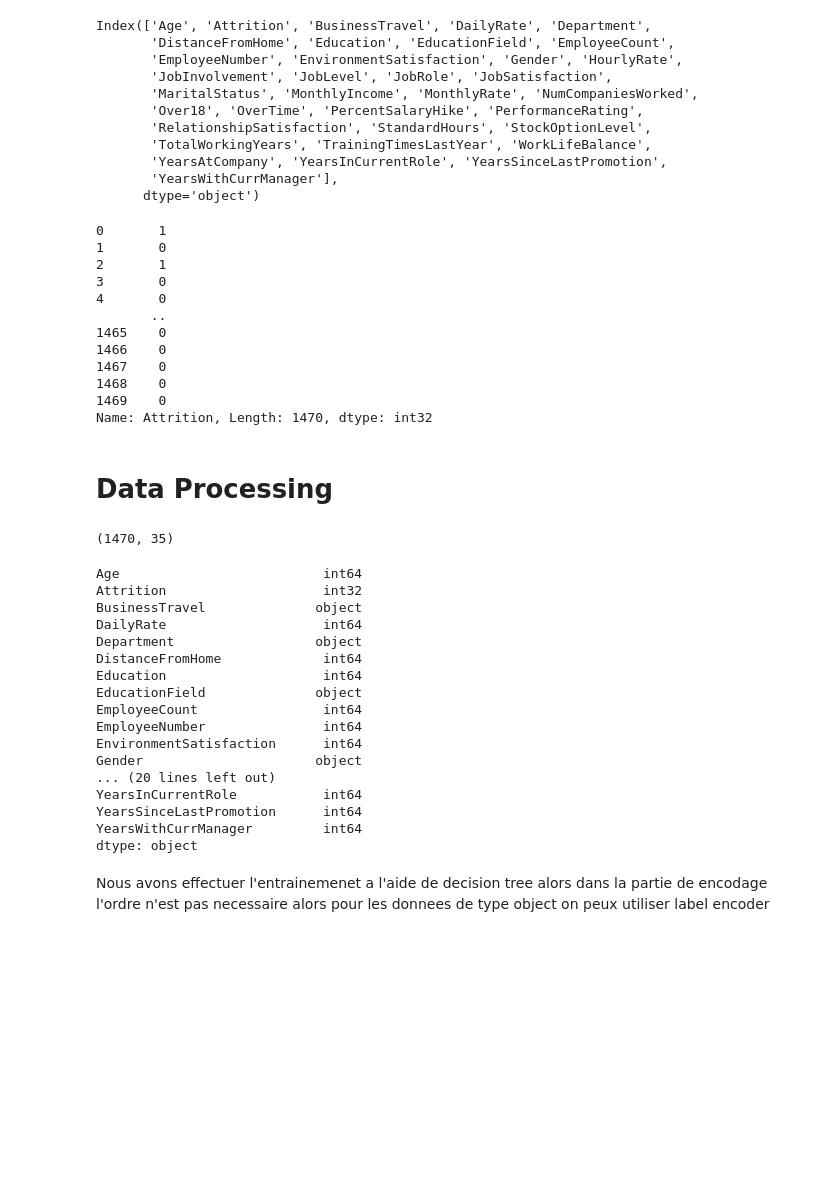
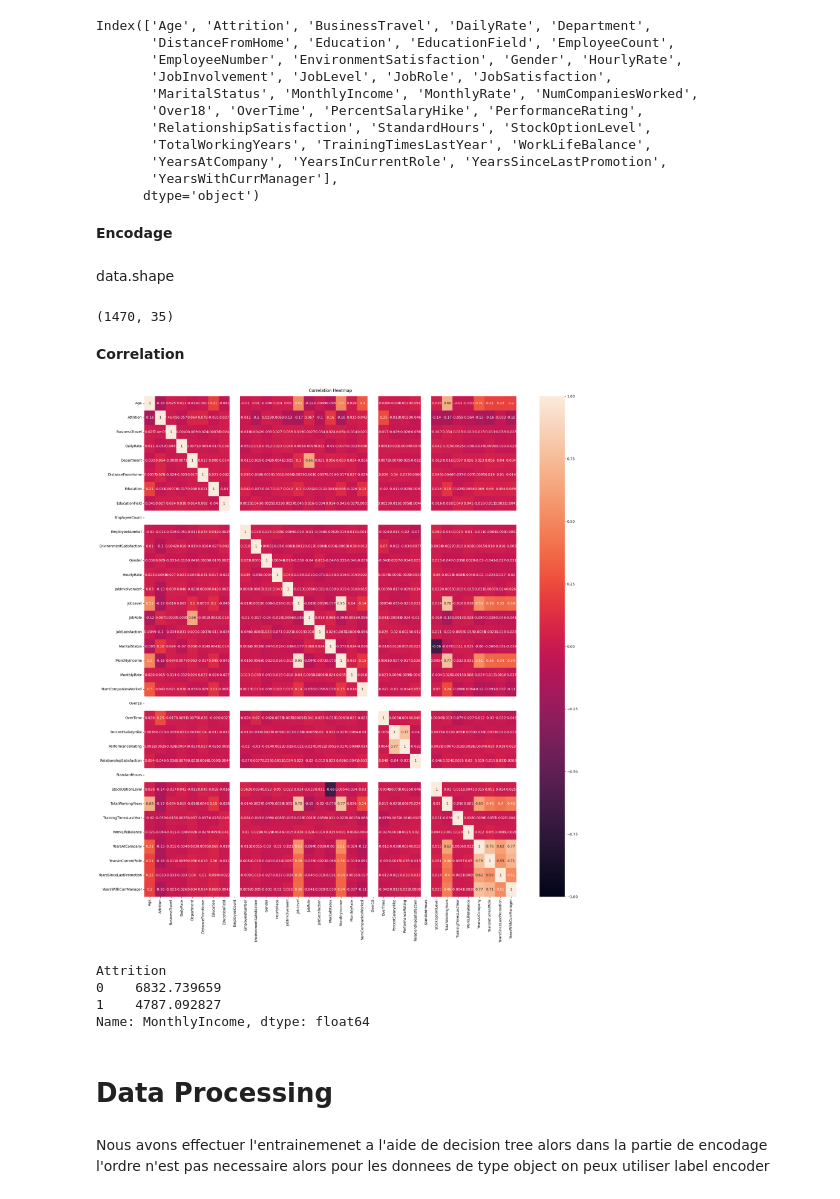
Before and after one commit to anass1209/MachineLearningProject, a Jupyter notebook: IBM HR Analytics Employee Attrition & Performance/modele.ipynb, the cells around one changed output. Cells and saved outputs as stored; diff of their text form; code cells hidden in the pictures; blank space fills up the shorter version.

```diff
--- a/IBM HR Analytics Employee Attrition & Performance/modele.ipynb
+++ b/IBM HR Analytics Employee Attrition & Performance/modele.ipynb
@@ -158,55 +165,41 @@ Index(['Age', 'Attrition', 'BusinessTravel', 'DailyRate', 'Department',
        'YearsAtCompany', 'YearsInCurrentRole', 'YearsSinceLastPromotion',
        'YearsWithCurrManager'],
       dtype='object')
+# %% [markdown]
+**Encodage**
+# %% [markdown]
+data.shape
 # %%
 # Créer un objet LabelEncoder
 from sklearn.preprocessing import LabelEncoder
 
-
-le = LabelEncoder()
-
-# Ajuster l'encodeur et transformer la colonne 'Attrition'
-data['Attrition'] = le.fit_transform(data['Attrition'])
+label= LabelEncoder()
+for column in data.columns:
+    if data[column].dtype == "object":
+        data[column] = label.fit_transform(data[column])
 # %%
-data.Attrition
+data.shape
 # %% [output]
-0       1
-1       0
-2       1
-3       0
-4       0
-       ..
-1465    0
-1466    0
-1467    0
-1468    0
-1469    0
-Name: Attrition, Length: 1470, dtype: int32
+(1470, 35)
+# %% [markdown]
+**Correlation**
+# %%
+plt.figure(figsize=(24, 26))
+heatmap = sns.heatmap(data.corr(), vmin=-1, vmax=1, annot=True)
+# Give a title to the heatmap. Pad defines the distance of the title from the top of the heatmap.
+heatmap.set_title('Correlation Heatmap', fontdict={'fontsize':12}, pad=12);
+# %% [output]
+[figure, added]
+# %%
+a = data['Attrition'].value_counts()
+b = data.groupby('Attrition')['MonthlyIncome'].mean()
+b
+# %% [output]
+Attrition
+0    6832.739659
+1    4787.092827
+Name: MonthlyIncome, dtype: float64
 # %% [markdown]
 # Data Processing
-# %%
-data.shape
-# %% [output]
-(1470, 35)
-# %%
-data.dtypes
-# %% [output]
-Age                          int64
-Attrition                    int32
-BusinessTravel              object
-DailyRate                    int64
-Department                  object
-DistanceFromHome             int64
-Education                    int64
-EducationField              object
-EmployeeCount                int64
-EmployeeNumber               int64
-EnvironmentSatisfaction      int64
-Gender                      object
-... (20 lines left out)
-YearsInCurrentRole           int64
-YearsSinceLastPromotion      int64
-YearsWithCurrManager         int64
-dtype: object
 # %% [markdown]
 Nous avons effectuer l'entrainemenet a l'aide de decision tree alors dans la partie de encodage l'ordre n'est pas necessaire alors pour les donnees de type object on peux utiliser label encoder
```
Also changed, not shown: parts of 6 cells of this notebook.
